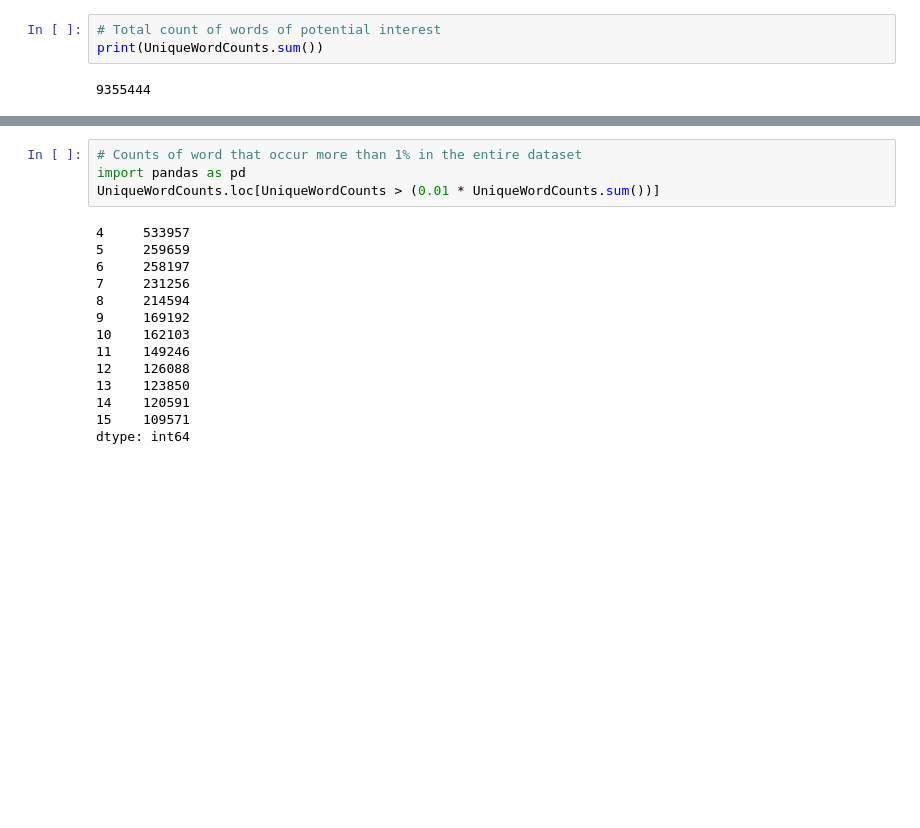
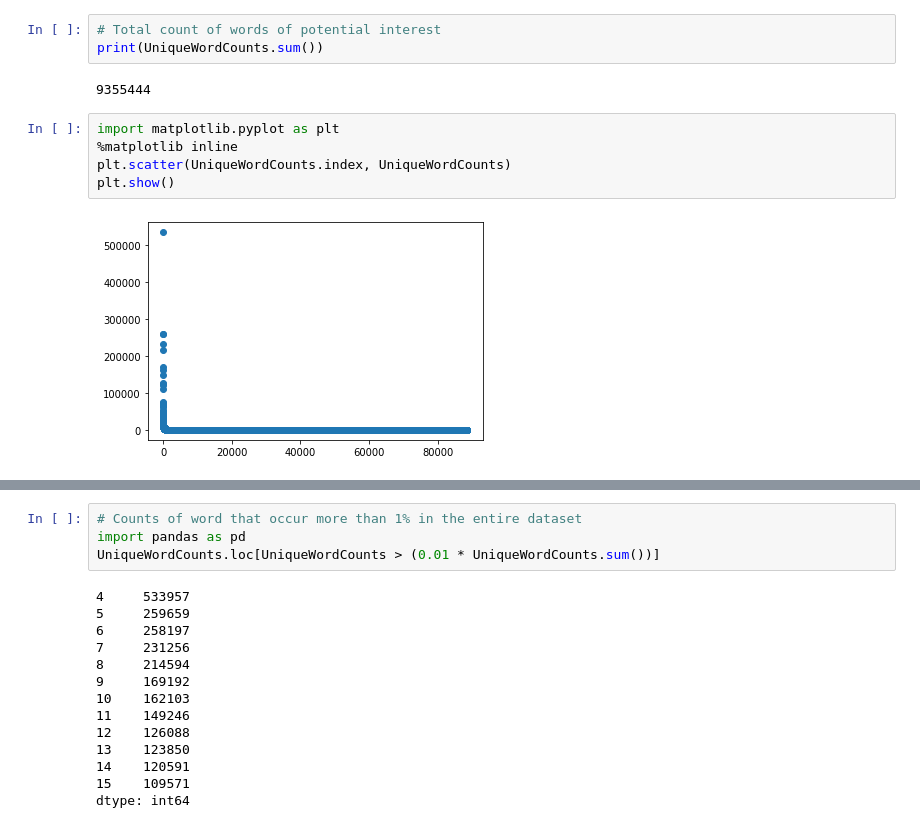
Before and after one commit to NormanHung/IMDB-Sentiment, a Jupyter notebook: SentimentAnalysis.ipynb, the cells around one changed output, grey strips where cells are left out. Drawn from its saved outputs; the diff is of its cells as text; blank space fills up the shorter version.

```diff
--- a/SentimentAnalysis.ipynb
+++ b/SentimentAnalysis.ipynb
@@ -145,3 +147,10 @@ Length: 82468, dtype: int64
 print(UniqueWordCounts.sum())
 # %% [output]
 9355444
+# %%
+import matplotlib.pyplot as plt
+%matplotlib inline
+plt.scatter(UniqueWordCounts.index, UniqueWordCounts)
+plt.show()
+# %% [output]
+[figure, added]
```
Also changed, not shown: parts of 90 cells of this notebook.
